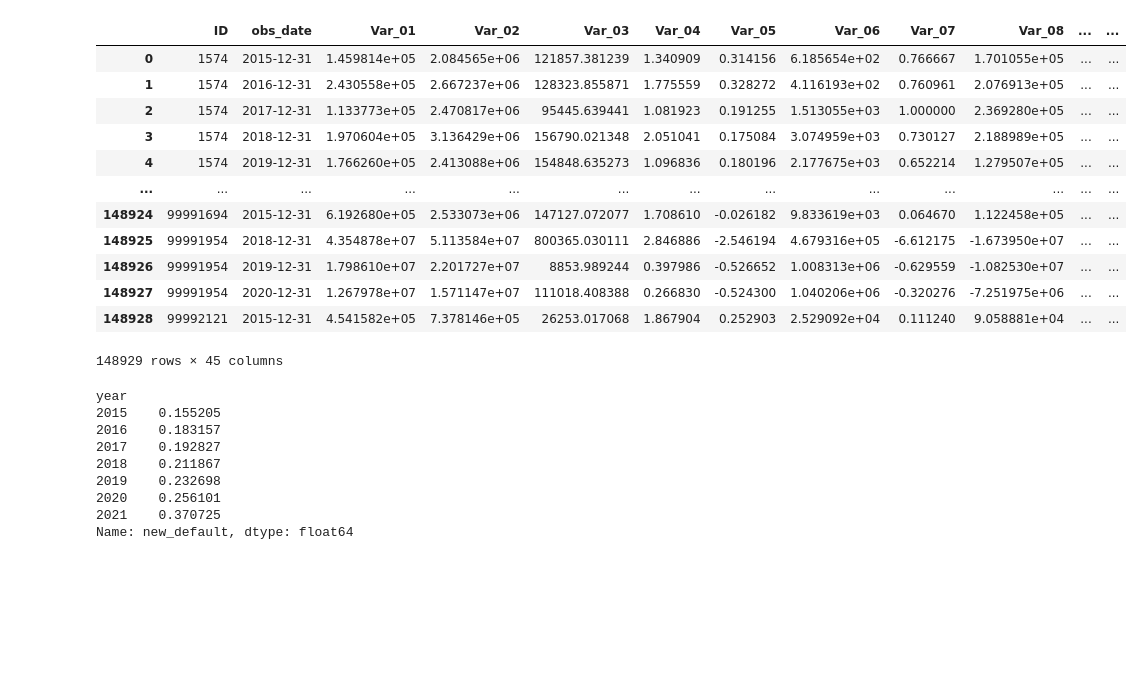
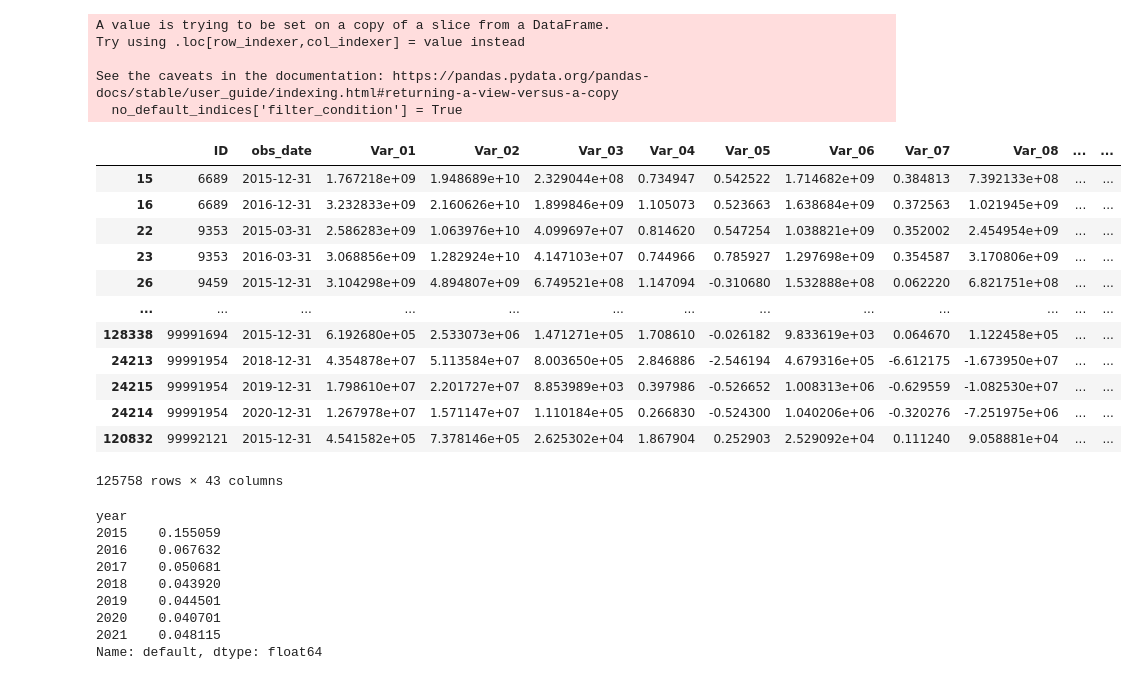
Before and after one commit to melkri/UB_ING_Case, a Jupyter notebook: scripts/2_data_cleaning.ipynb, the cells around one changed output. Drawn from its saved outputs; the diff is of its cells as text; code cells hidden in the pictures; blank space fills up the shorter version.

```diff
--- a/scripts/2_data_cleaning.ipynb
+++ b/scripts/2_data_cleaning.ipynb
@@ -37,18 +40,48 @@ def filter_df(df, type):
+# %%
+def filter_df(df):
+    # Group by ID and sum the default column
+    default_sums = df.groupby('ID')['default'].sum()
+
+    # Filter in only values where the sum is less than 1 (meaning no occurrence of default = 1)
+    no_default_indices = df[df['ID'].isin(default_sums[default_sums < 1].index)]
+    no_default_indices['filter_condition'] = True
+    # Sort the DataFrame by 'ID' and 'obs_date' to ensure observations are ordered correctly
+    df.sort_values(by=['ID', 'obs_date'], inplace=True)
+
+    first_default_indices = df[df['default'] == 1].groupby('ID').head(1)
+    default_dates = first_default_indices[['ID', 'obs_date']].rename(columns={'obs_date': 'cutoff_date'})
+
+    df = df.merge(default_dates, on='ID', how='left')
+    df['cutoff_date'] = df.groupby('ID')['cutoff_date'].ffill()
+
+    df['filter_condition'] = df['obs_date'] <= df['cutoff_date']
+    df_filtered = df[df['filter_condition']]
+
+
+    # Concatenate df_filtered with no_default_indices
+    df_filtered = pd.concat([df_filtered, no_default_indices])
+    df_filtered.drop(columns=['cutoff_date', 'filter_condition'], inplace=True)
+    return df_filtered
 # %%
-df_1 = filter_df(df, type='change')
+df_1 = filter_df(df)
 df_1
 # df_1 = df_1[['ID', 'obs_date', 'cutoff_date', 'default', 'new_default']]
 # %% [output]
+A value is trying to be set on a copy of a slice from a DataFrame.
+Try using .loc[row_indexer,col_indexer] = value instead
+
+See the caveats in the documentation: https://pandas.pydata.org/pandas-docs/stable/user_guide/indexing.html#returning-a-view-versus-a-copy
+  no_default_indices['filter_condition'] = True
 |  | ID | obs_date | Var_01 | Var_02 | Var_03 | Var_04 | Var_05 | Var_06 | Var_07 | Var_08 | ... | ... |
-| 0 | 1574 | 2015-12-31 | 1.459814e+05 | 2.084565e+06 | 121857.381239 | 1.340909 | 0.314156 | 6.185654e+02 | 0.766667 | 1.701055e+05 | ... | ... |
-| 1 | 1574 | 2016-12-31 | 2.430558e+05 | 2.667237e+06 | 128323.855871 | 1.775559 | 0.328272 | 4.116193e+02 | 0.760961 | 2.076913e+05 | ... | ... |
-| 2 | 1574 | 2017-12-31 | 1.133773e+05 | 2.470817e+06 | 95445.639441 | 1.081923 | 0.191255 | 1.513055e+03 | 1.000000 | 2.369280e+05 | ... | ... |
-| 3 | 1574 | 2018-12-31 | 1.970604e+05 | 3.136429e+06 | 156790.021348 | 2.051041 | 0.175084 | 3.074959e+03 | 0.730127 | 2.188989e+05 | ... | ... |
-| 4 | 1574 | 2019-12-31 | 1.766260e+05 | 2.413088e+06 | 154848.635273 | 1.096836 | 0.180196 | 2.177675e+03 | 0.652214 | 1.279507e+05 | ... | ... |
+| 15 | 6689 | 2015-12-31 | 1.767218e+09 | 1.948689e+10 | 2.329044e+08 | 0.734947 | 0.542522 | 1.714682e+09 | 0.384813 | 7.392133e+08 | ... | ... |
+| 16 | 6689 | 2016-12-31 | 3.232833e+09 | 2.160626e+10 | 1.899846e+09 | 1.105073 | 0.523663 | 1.638684e+09 | 0.372563 | 1.021945e+09 | ... | ... |
+| 22 | 9353 | 2015-03-31 | 2.586283e+09 | 1.063976e+10 | 4.099697e+07 | 0.814620 | 0.547254 | 1.038821e+09 | 0.352002 | 2.454954e+09 | ... | ... |
+| 23 | 9353 | 2016-03-31 | 3.068856e+09 | 1.282924e+10 | 4.147103e+07 | 0.744966 | 0.785927 | 1.297698e+09 | 0.354587 | 3.170806e+09 | ... | ... |
+| 26 | 9459 | 2015-12-31 | 3.104298e+09 | 4.894807e+09 | 6.749521e+08 | 1.147094 | -0.310680 | 1.532888e+08 | 0.062220 | 6.821751e+08 | ... | ... |
 | ... | ... | ... | ... | ... | ... | ... | ... | ... | ... | ... | ... | ... |
-| 148924 | 99991694 | 2015-12-31 | 6.192680e+05 | 2.533073e+06 | 147127.072077 | 1.708610 | -0.026182 | 9.833619e+03 | 0.064670 | 1.122458e+05 | ... | ... |
-| 148925 | 99991954 | 2018-12-31 | 4.354878e+07 | 5.113584e+07 | 800365.030111 | 2.846886 | -2.546194 | 4.679316e+05 | -6.612175 | -1.673950e+07 | ... | ... |
-| 148926 | 99991954 | 2019-12-31 | 1.798610e+07 | 2.201727e+07 | 8853.989244 | 0.397986 | -0.526652 | 1.008313e+06 | -0.629559 | -1.082530e+07 | ... | ... |
-| 148927 | 99991954 | 2020-12-31 | 1.267978e+07 | 1.571147e+07 | 111018.408388 | 0.266830 | -0.524300 | 1.040206e+06 | -0.320276 | -7.251975e+06 | ... | ... |
-| 148928 | 99992121 | 2015-12-31 | 4.541582e+05 | 7.378146e+05 | 26253.017068 | 1.867904 | 0.252903 | 2.529092e+04 | 0.111240 | 9.058881e+04 | ... | ... |
+| 128338 | 99991694 | 2015-12-31 | 6.192680e+05 | 2.533073e+06 | 1.471271e+05 | 1.708610 | -0.026182 | 9.833619e+03 | 0.064670 | 1.122458e+05 | ... | ... |
+| 24213 | 99991954 | 2018-12-31 | 4.354878e+07 | 5.113584e+07 | 8.003650e+05 | 2.846886 | -2.546194 | 4.679316e+05 | -6.612175 | -1.673950e+07 | ... | ... |
+| 24215 | 99991954 | 2019-12-31 | 1.798610e+07 | 2.201727e+07 | 8.853989e+03 | 0.397986 | -0.526652 | 1.008313e+06 | -0.629559 | -1.082530e+07 | ... | ... |
+| 24214 | 99991954 | 2020-12-31 | 1.267978e+07 | 1.571147e+07 | 1.110184e+05 | 0.266830 | -0.524300 | 1.040206e+06 | -0.320276 | -7.251975e+06 | ... | ... |
+| 120832 | 99992121 | 2015-12-31 | 4.541582e+05 | 7.378146e+05 | 2.625302e+04 | 1.867904 | 0.252903 | 2.529092e+04 | 0.111240 | 9.058881e+04 | ... | ... |
-148929 rows × 45 columns
+125758 rows × 43 columns
@@ -55,12 +90,12 @@ df_1
 # %%
-df_1.groupby('year')['new_default'].mean()
+df_1.groupby('year')['default'].mean()
 # %% [output]
 year
-2015    0.155205
-2016    0.183157
-2017    0.192827
-2018    0.211867
-2019    0.232698
-2020    0.256101
-2021    0.370725
-Name: new_default, dtype: float64
+2015    0.155059
+2016    0.067632
+2017    0.050681
+2018    0.043920
+2019    0.044501
+2020    0.040701
+2021    0.048115
+Name: default, dtype: float64
```
Also changed, not shown: parts of 26 cells of this notebook.
